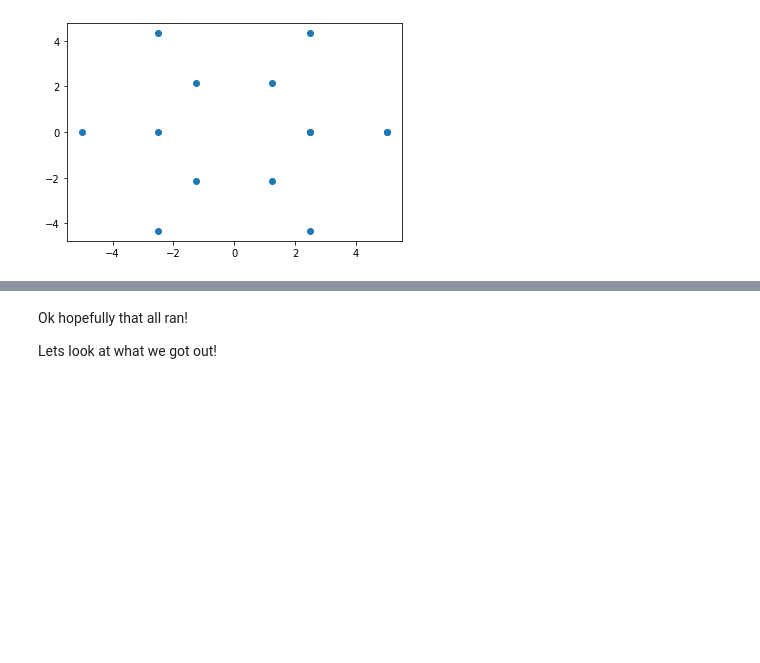
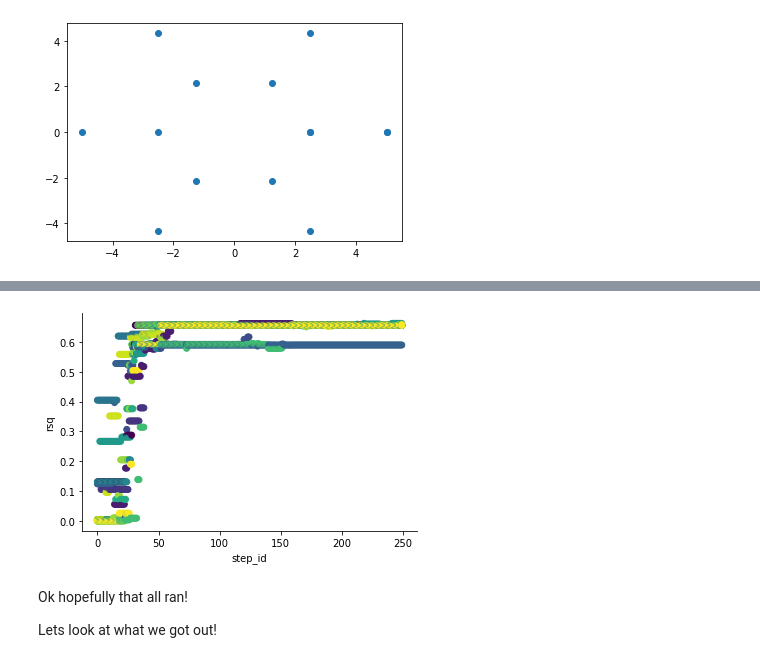
Before and after one commit to mdaghlian/prfpy_bayes, a Jupyter notebook: example_MICRO.ipynb, the cells around one changed output, grey strips where cells are left out. Cells and saved outputs as stored; diff of their text form; code cells hidden in the pictures; blank space fills up the shorter version.

```diff
--- a/example_MICRO.ipynb
+++ b/example_MICRO.ipynb
@@ -201,3 +274,9 @@ include rsq = True
+# %%
+bprf2.sampler[0].scatter(
+    'step_id', 'rsq', pc='walker_id', th={},
+)
+# %% [output]
+[figure, added]
 # %% [markdown]
 Ok hopefully that all ran!
 
```
Also changed, not shown: parts of 10 cells of this notebook, 14 other files.
